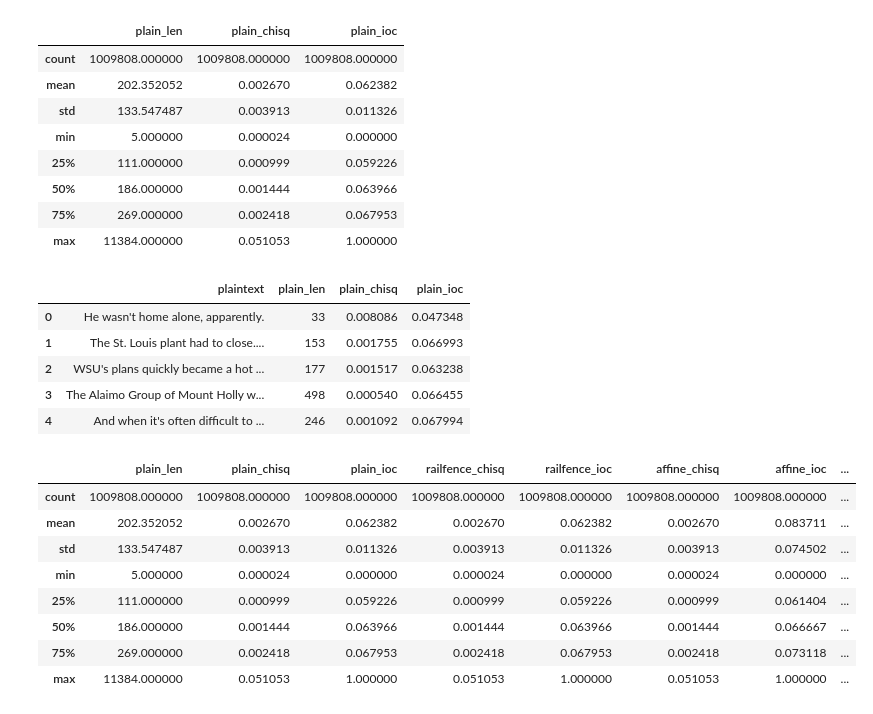
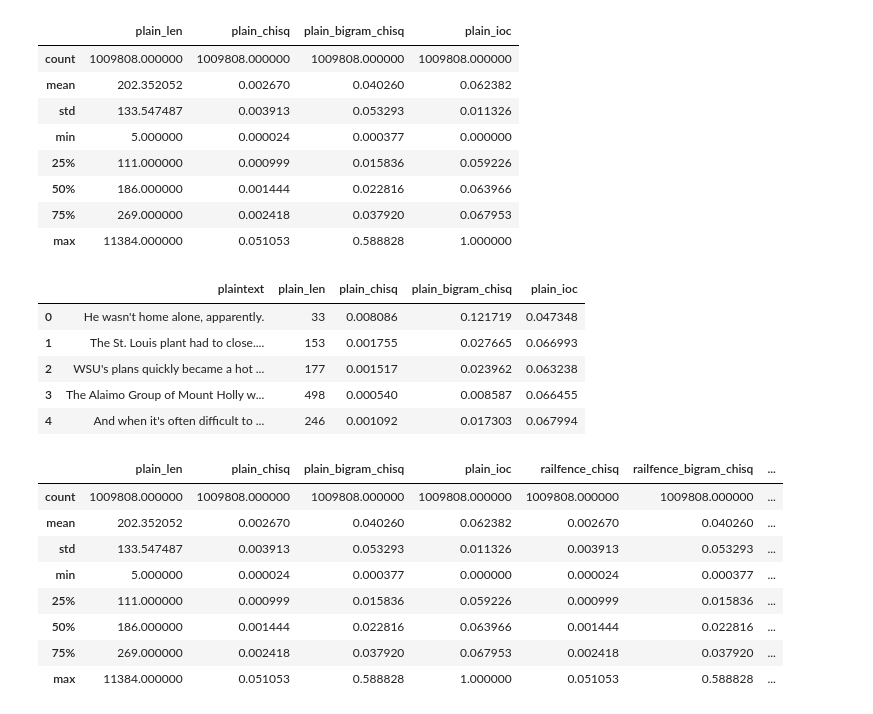
Before and after one commit to Veryyes/CryptSmash, a Jupyter notebook: detection.ipynb, the cells around one changed output. Saved outputs shown, nothing was run; the diff lists cells and outputs as text; code cells hidden in the pictures.

```diff
--- a/detection.ipynb
+++ b/detection.ipynb
@@ -48,30 +48,31 @@ df['plain_len'] = df.apply(lambda r: len(r['plaintext']), axis=1)
 # At least 5 letter cipher (which is pretty short anyways)
 df = df[df['plain_len'] > 4]
 # %%
-df['plain_chisq'] = df.apply(lambda r: inv_chi_squared(frequency_table(r['plaintext']), English.byte_distro, r['plain_len']), axis=1)
+df['plain_chisq'] = df.apply(lambda r: inv_chi_squared(frequency_table(r['plaintext']), English.byte_distrib, r['plain_len']), axis=1)
+df['plain_bigram_chisq'] = df.apply(lambda r: inv_chi_squared(ngram_count(r['plaintext'], 2), English.bigrams, r['plain_len']-2), axis=1)
 df['plain_ioc'] = df.apply(lambda r: index_of_coincidence(r['plaintext']), axis=1)
 # df.head()
 # %%
 df.describe().apply(lambda s: s.apply(lambda x:format(x,'f')))
 # %% [output]
-|  | plain_len | plain_chisq | plain_ioc |
-| count | 1009808.000000 | 1009808.000000 | 1009808.000000 |
-| mean | 202.352052 | 0.002670 | 0.062382 |
-| std | 133.547487 | 0.003913 | 0.011326 |
-| min | 5.000000 | 0.000024 | 0.000000 |
-| 25% | 111.000000 | 0.000999 | 0.059226 |
-| 50% | 186.000000 | 0.001444 | 0.063966 |
-| 75% | 269.000000 | 0.002418 | 0.067953 |
-| max | 11384.000000 | 0.051053 | 1.000000 |
+|  | plain_len | plain_chisq | plain_bigram_chisq | plain_ioc |
+| count | 1009808.000000 | 1009808.000000 | 1009808.000000 | 1009808.000000 |
+| mean | 202.352052 | 0.002670 | 0.040260 | 0.062382 |
+| std | 133.547487 | 0.003913 | 0.053293 | 0.011326 |
+| min | 5.000000 | 0.000024 | 0.000377 | 0.000000 |
+| 25% | 111.000000 | 0.000999 | 0.015836 | 0.059226 |
+| 50% | 186.000000 | 0.001444 | 0.022816 | 0.063966 |
+| 75% | 269.000000 | 0.002418 | 0.037920 | 0.067953 |
+| max | 11384.000000 | 0.051053 | 0.588828 | 1.000000 |
 # %%
 df.head()
 # %% [output]
-|  | plaintext | plain_len | plain_chisq | plain_ioc |
-| 0 | He wasn't home alone, apparently. | 33 | 0.008086 | 0.047348 |
-| 1 | The St. Louis plant had to close.... | 153 | 0.001755 | 0.066993 |
-| 2 | WSU's plans quickly became a hot ... | 177 | 0.001517 | 0.063238 |
-| 3 | The Alaimo Group of Mount Holly w... | 498 | 0.000540 | 0.066455 |
-| 4 | And when it's often difficult to ... | 246 | 0.001092 | 0.067994 |
+|  | plaintext | plain_len | plain_chisq | plain_bigram_chisq | plain_ioc |
+| 0 | He wasn't home alone, apparently. | 33 | 0.008086 | 0.121719 | 0.047348 |
+| 1 | The St. Louis plant had to close.... | 153 | 0.001755 | 0.027665 | 0.066993 |
+| 2 | WSU's plans quickly became a hot ... | 177 | 0.001517 | 0.023962 | 0.063238 |
+| 3 | The Alaimo Group of Mount Holly w... | 498 | 0.000540 | 0.008587 | 0.066455 |
+| 4 | And when it's often difficult to ... | 246 | 0.001092 | 0.017303 | 0.067994 |
 # %%
 import random
 random.seed(1337)
@@ -82,7 +83,8 @@ from cryptsmash import railfence
 df['railfence'] = df.apply(lambda r: railfence.encrypt(r['plaintext'], random.randint(2, r['plain_len']-1)), axis=1)
 
 # Should look the same since these stats don't take into account order
-df['railfence_chisq'] = df.apply(lambda r: inv_chi_squared(frequency_table(r['railfence']), English.byte_distro, len(r['railfence'])), axis=1)
+df['railfence_chisq'] = df.apply(lambda r: inv_chi_squared(frequency_table(r['railfence']), English.byte_distrib, len(r['railfence'])), axis=1)
+df['railfence_bigram_chisq'] = df.apply(lambda r: inv_chi_squared(ngram_count(r['railfence'], 2), English.bigrams, len(r['railfence'])-2), axis=1)
 df['railfence_ioc'] = df.apply(lambda r: index_of_coincidence(r['railfence']), axis=1)
 
 df.drop(['railfence'], axis=1, inplace=True)
@@ -101,7 +103,8 @@ def rnd_key(size):
     return a, random.randint(0, size-1)
 
 df['affine'] = df.apply(lambda r: affine.encrypt(r['plaintext'], rnd_key(len(r['plaintext'])), alphabet=string.printable), axis=1)
-df['affine_chisq'] = df.apply(lambda r: inv_chi_squared(frequency_table(r['affine']), English.byte_distro, len(r['affine'])), axis=1)
+df['affine_chisq'] = df.apply(lambda r: inv_chi_squared(frequency_table(r['affine']), English.byte_distrib, len(r['affine'])), axis=1)
+df['affine_bigram_chisq'] = df.apply(lambda r: inv_chi_squared(ngram_count(r['affine'], 2), English.bigrams, len(r['affine'])-2), axis=1)
 df['affine_ioc'] = df.apply(lambda r: index_of_coincidence(r['affine']), axis=1)
 df.drop(['affine'], axis=1, inplace=True)
 # %%
@@ -114,31 +117,33 @@ def rnd_key(alphabet):
     return d
 
 df['sub'] = df.apply(lambda r:substitution.encrypt(r['plaintext'], rnd_key(string.printable)), axis=1)
-df['sub_chisq'] = df.apply(lambda r: inv_chi_squared(frequency_table(r['sub']), English.byte_distro, len(r['sub'])), axis=1)
+df['sub_chisq'] = df.apply(lambda r: inv_chi_squared(frequency_table(r['sub']), English.byte_distrib, len(r['sub'])), axis=1)
+df['sub_bigram_chisq'] = df.apply(lambda r: inv_chi_squared(ngram_count(r['sub'], 2), English.bigrams, len(r['sub'])-2), axis=1)
 df['sub_ioc'] = df.apply(lambda r:index_of_coincidence(r['sub']), axis=1)
 df.drop(['sub'], axis=1, inplace=True)
 # %%
 # Polyalphabetic Substitions
 from cryptsmash import vigenere
 from faker import Faker
 Faker.seed(1337)
 faker = Faker()
 
 df['vigenere'] = df.apply(lambda r: vigenere.encrypt(r['plaintext'], faker.word(), alphabet), axis=1)
-df['vigenere_chisq'] = df.apply(lambda r: inv_chi_squared(frequency_table(r['vigenere']), English.byte_distro, len(r['vigenere']), [bytes(a,'utf8') for a  in alphabet]), axis=1)
+df['vigenere_chisq'] = df.apply(lambda r: inv_chi_squared(frequency_table(r['vigenere']), English.byte_distrib, len(r['vigenere']), [bytes(a,'utf8') for a  in alphabet]), axis=1)
+df['vigenere_bigram_chisq'] = df.apply(lambda r: inv_chi_squared(ngram_count(r['vigenere'], 2), English.bigrams, len(r['vigenere'])-2), axis=1)
 df['vigenere_ioc'] = df.apply(lambda r:index_of_coincidence(r['vigenere']), axis=1)
 df.drop(['vigenere'], axis=1, inplace=True)
 df.describe().apply(lambda s: s.apply(lambda x:format(x,'f')))
 # %% [output]
-|  | plain_len | plain_chisq | plain_ioc | railfence_chisq | railfence_ioc | affine_chisq | affine_ioc | ... |
-| count | 1009808.000000 | 1009808.000000 | 1009808.000000 | 1009808.000000 | 1009808.000000 | 1009808.000000 | 1009808.000000 | ... |
-| mean | 202.352052 | 0.002670 | 0.062382 | 0.002670 | 0.062382 | 0.002670 | 0.083711 | ... |
-| std | 133.547487 | 0.003913 | 0.011326 | 0.003913 | 0.011326 | 0.003913 | 0.074502 | ... |
-| min | 5.000000 | 0.000024 | 0.000000 | 0.000024 | 0.000000 | 0.000024 | 0.000000 | ... |
-| 25% | 111.000000 | 0.000999 | 0.059226 | 0.000999 | 0.059226 | 0.000999 | 0.061404 | ... |
-| 50% | 186.000000 | 0.001444 | 0.063966 | 0.001444 | 0.063966 | 0.001444 | 0.066667 | ... |
-| 75% | 269.000000 | 0.002418 | 0.067953 | 0.002418 | 0.067953 | 0.002418 | 0.073118 | ... |
-| max | 11384.000000 | 0.051053 | 1.000000 | 0.051053 | 1.000000 | 0.051053 | 1.000000 | ... |
+|  | plain_len | plain_chisq | plain_bigram_chisq | plain_ioc | railfence_chisq | railfence_bigram_chisq | ... |
+| count | 1009808.000000 | 1009808.000000 | 1009808.000000 | 1009808.000000 | 1009808.000000 | 1009808.000000 | ... |
+| mean | 202.352052 | 0.002670 | 0.040260 | 0.062382 | 0.002670 | 0.040260 | ... |
+| std | 133.547487 | 0.003913 | 0.053293 | 0.011326 | 0.003913 | 0.053293 | ... |
+| min | 5.000000 | 0.000024 | 0.000377 | 0.000000 | 0.000024 | 0.000377 | ... |
+| 25% | 111.000000 | 0.000999 | 0.015836 | 0.059226 | 0.000999 | 0.015836 | ... |
+| 50% | 186.000000 | 0.001444 | 0.022816 | 0.063966 | 0.001444 | 0.022816 | ... |
+| 75% | 269.000000 | 0.002418 | 0.037920 | 0.067953 | 0.002418 | 0.037920 | ... |
+| max | 11384.000000 | 0.051053 | 0.588828 | 1.000000 | 0.051053 | 0.588828 | ... |
 # %%
 # XOR is techinicaly a polyalphabetic sub?
 from cryptsmash import xor
```
Also changed, not shown: parts of 16 cells of this notebook, 6 other files.
